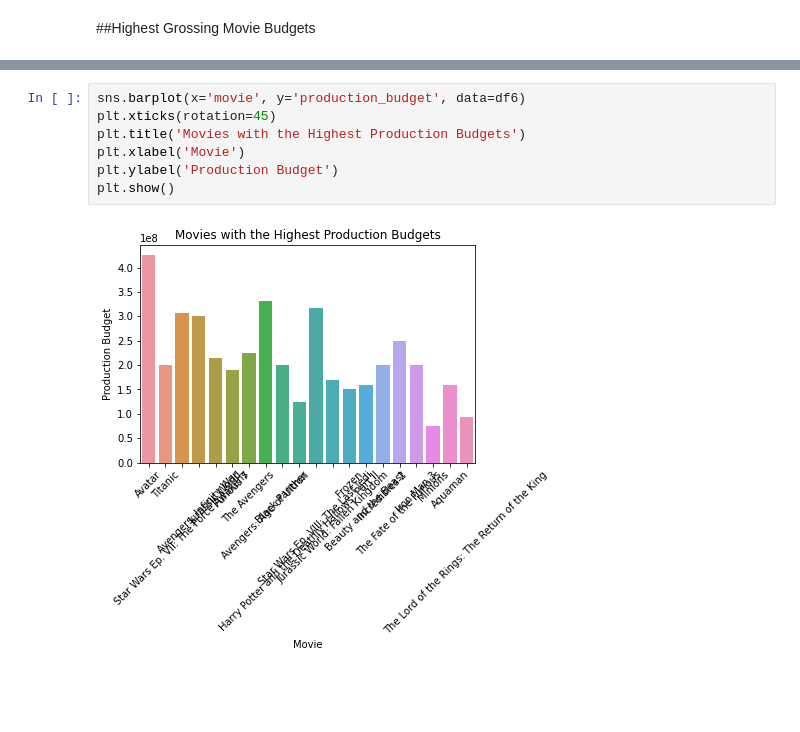
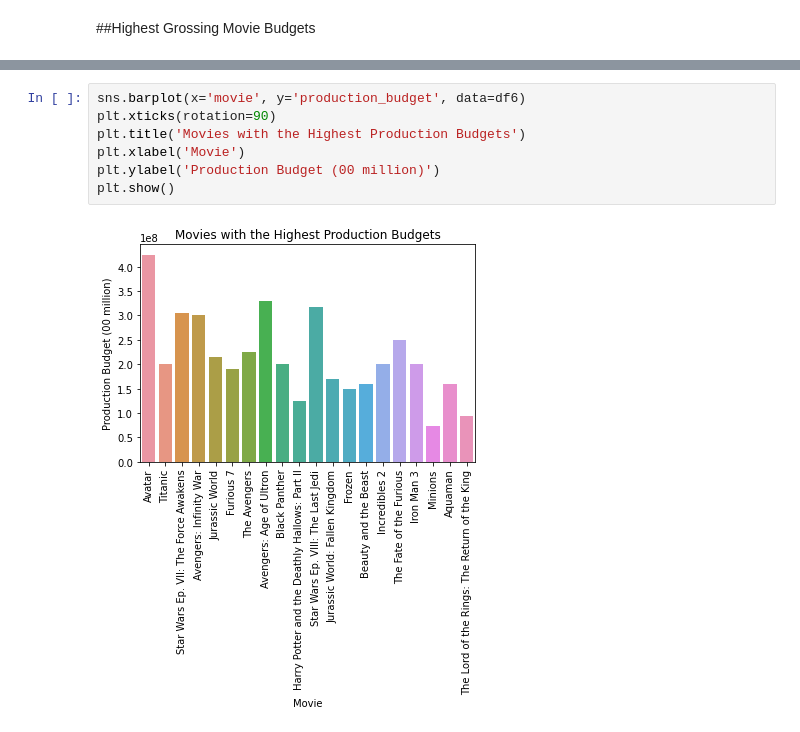
Before and after one commit to SarangeManono/dsc-phase-1-project-v2-4, a Jupyter notebook: student.ipynb, the cells around one changed output, grey strips where cells are left out. Cells and saved outputs as stored; diff of their text form; blank space fills up the shorter version.

```diff
--- a/student.ipynb
+++ b/student.ipynb
@@ -228,12 +228,12 @@ df7
 | 9 | 10 | 2015 | Spectre | 300000000.0 | 200074175.0 | 8.796209e+08 |
 # %%
 sns.barplot(x='movie', y='production_budget', data=df6)
-plt.xticks(rotation=45)
+plt.xticks(rotation=90)
 plt.title('Movies with the Highest Production Budgets')
 plt.xlabel('Movie')
-plt.ylabel('Production Budget')
+plt.ylabel('Production Budget (00 million)')
 plt.show()
 # %% [output]
-[figure, old version]
+[figure, new version]
 # %%
 sns.barplot(x='movie', y='production_budget', data=df7, palette="Set3")
```
Also changed, not shown: parts of 5 cells of this notebook.
